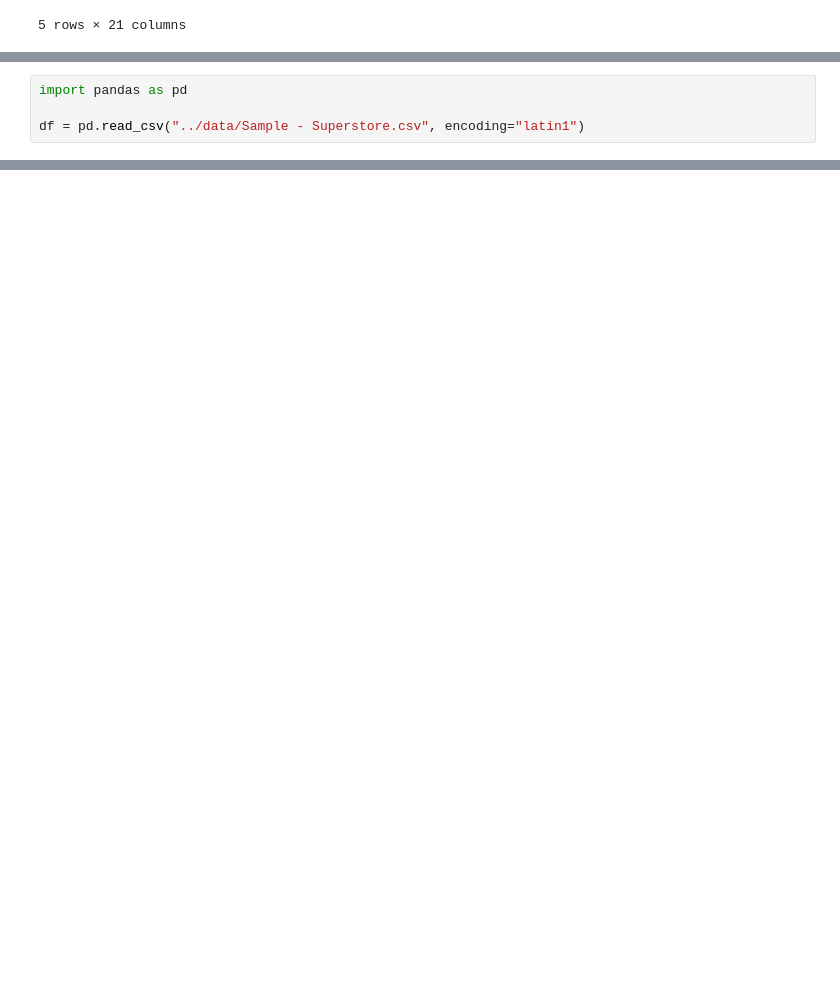
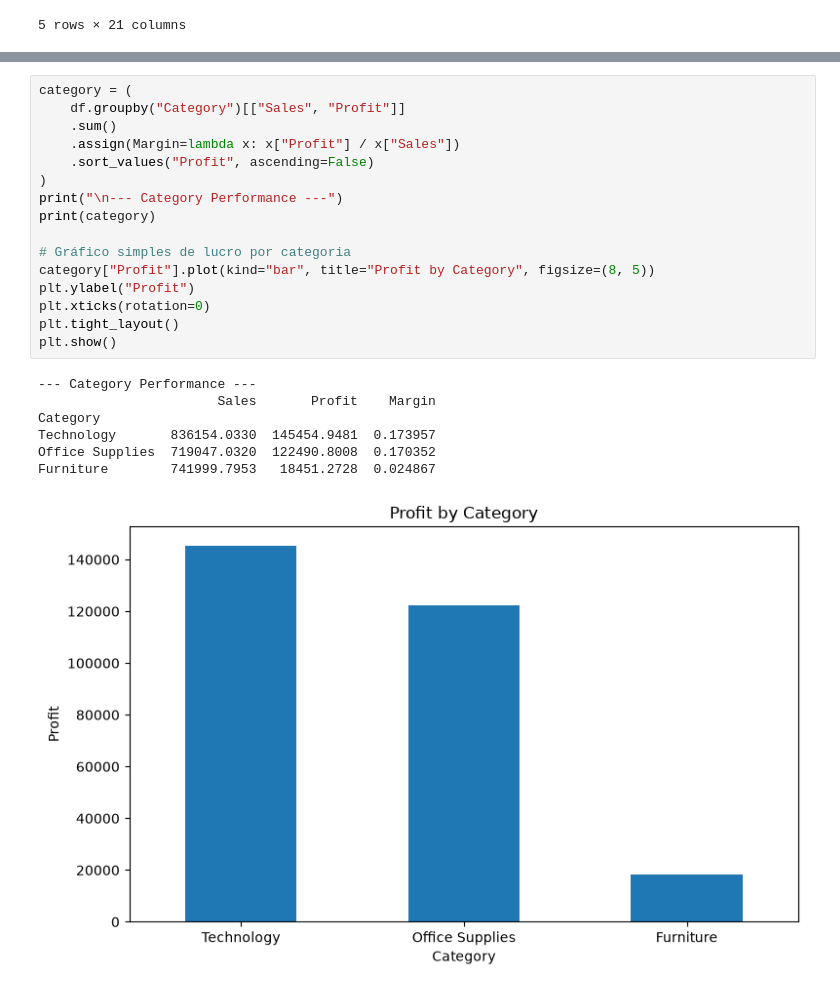
Before and after one commit to enzoy-dev/Ecommerce-sales, a Jupyter notebook: notebooks/01_analysis.ipynb, the cells around one changed output, grey strips where cells are left out. Saved outputs shown, nothing was run; the diff lists cells and outputs as text; blank space fills up the shorter version.

Commit message:
complete exploratory sales and profitability analysis

```diff
--- a/notebooks/01_analysis.ipynb
+++ b/notebooks/01_analysis.ipynb
@@ -155,4 +32,0 @@ df["Shipping Days"] = (df["Ship Date"] - df["Order Date"]).dt.days
-# %%
-import pandas as pd
-
-df = pd.read_csv("../data/Sample - Superstore.csv", encoding="latin1")
@@ -508,0 +119,24 @@ Central  501239.8908   39706.3625  0.079216
+# %%
+category = (
+    df.groupby("Category")[["Sales", "Profit"]]
+    .sum()
+    .assign(Margin=lambda x: x["Profit"] / x["Sales"])
+    .sort_values("Profit", ascending=False)
+)
+print("\n--- Category Performance ---")
+print(category)
+
+# Gráfico simples de lucro por categoria
+category["Profit"].plot(kind="bar", title="Profit by Category", figsize=(8, 5))
+plt.ylabel("Profit")
+plt.xticks(rotation=0)
+plt.tight_layout()
+plt.show()
+# %% [output]
+--- Category Performance ---
+                       Sales       Profit    Margin
+Category
+Technology       836154.0330  145454.9481  0.173957
+Office Supplies  719047.0320  122490.8008  0.170352
+Furniture        741999.7953   18451.2728  0.024867
+[figure, added]
```
Also changed, not shown: parts of 80 cells of this notebook.
